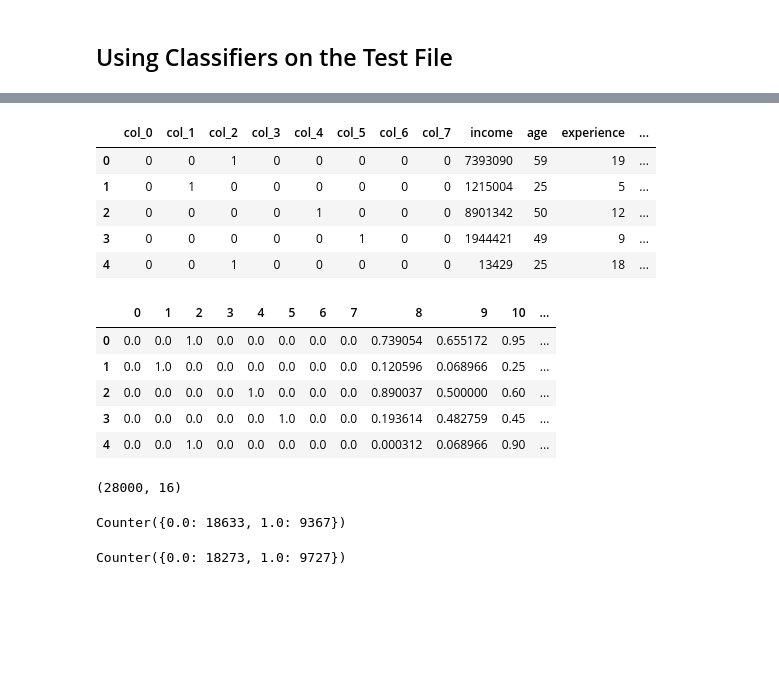
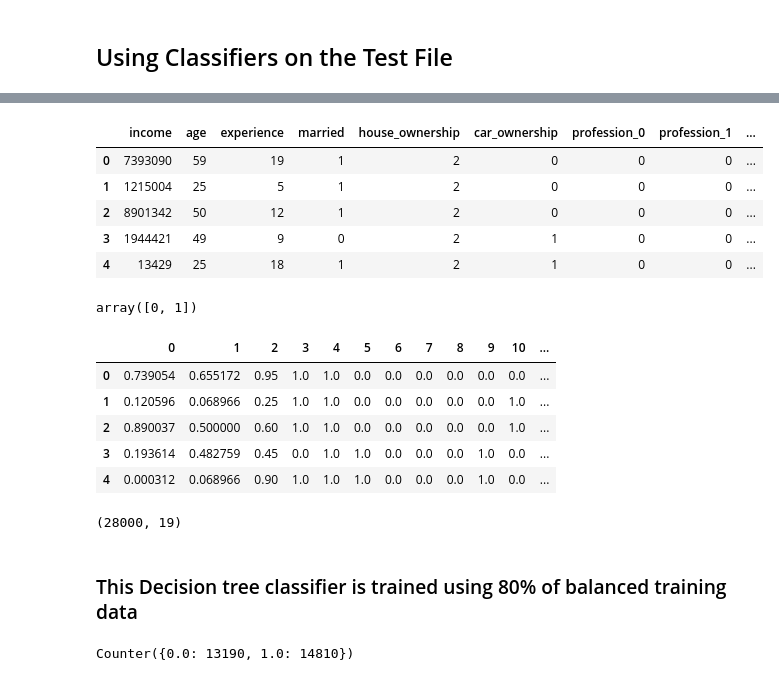
Before and after one commit to sudo0809/Credit-Risk-Prediction, a Jupyter notebook: Credit_risk_pred_UnivAI3.ipynb, the cells around one changed output, grey strips where cells are left out. Cells and saved outputs as stored; diff of their text form; code cells hidden in the pictures; blank space fills up the shorter version.

```diff
--- a/Credit_risk_pred_UnivAI3.ipynb
+++ b/Credit_risk_pred_UnivAI3.ipynb
@@ -217,6 +222,9 @@ array([0, 2, 1])
 # %%
-hash_enc = ce.hashing.HashingEncoder(cols='profession' , max_process=4)
-# hash_enc.fit(balanced_data['profession'])
+# hash_enc = ce.hashing.HashingEncoder(cols='profession' , max_process=4)
+# # hash_enc.fit(balanced_data['profession'])
 
-data1 = hash_enc.fit_transform(balanced_data)
-print(hash_enc.get_feature_names())
+# data1 = hash_enc.fit_transform(balanced_data)
+# print(hash_enc.get_feature_names())
+
+binary_enc = ce.BinaryEncoder(cols=['profession', 'state'])
+data1 = binary_enc.fit_transform(balanced_data)
@@ -687,5 +720,5 @@ test_df.head()
 | 3 | 4 | 1944421 | 49 | 9 | married | rented | yes | Analyst | Latur | ... |
 | 4 | 5 | 13429 | 25 | 18 | single | rented | yes | Comedian | Berhampore | ... |
 # %%
-useful_test = test_df.drop(['id', 'city', 'state'], axis=1)
+test_data = test_df.drop(['id', 'city',], axis=1)
 # %%
@@ -700,13 +733,14 @@ useful_test.head()
 # %%
-useful_test['married'] = married_le.transform(useful_test['married'])
-useful_test['house_ownership'] = house_le.transform(useful_test['house_ownership'])
-useful_test['car_ownership'] = car_le.transform(useful_test['car_ownership'])
-useful_test = hash_enc.fit_transform(useful_test)
-useful_test.head()
+test_data['married'] = married_le.transform(test_data['married'])
+test_data['house_ownership'] = house_le.transform(test_data['house_ownership'])
+test_data['car_ownership'] = car_le.transform(test_data['car_ownership'])
+# test_data = hash_enc.fit_transform(test_data)
+test_data = binary_enc.fit_transform(test_data)
+test_data.head()
 # %% [output]
-|  | col_0 | col_1 | col_2 | col_3 | col_4 | col_5 | col_6 | col_7 | income | age | experience | ... |
-| 0 | 0 | 0 | 1 | 0 | 0 | 0 | 0 | 0 | 7393090 | 59 | 19 | ... |
-| 1 | 0 | 1 | 0 | 0 | 0 | 0 | 0 | 0 | 1215004 | 25 | 5 | ... |
-| 2 | 0 | 0 | 0 | 0 | 1 | 0 | 0 | 0 | 8901342 | 50 | 12 | ... |
-| 3 | 0 | 0 | 0 | 0 | 0 | 1 | 0 | 0 | 1944421 | 49 | 9 | ... |
-| 4 | 0 | 0 | 1 | 0 | 0 | 0 | 0 | 0 | 13429 | 25 | 18 | ... |
+|  | income | age | experience | married | house_ownership | car_ownership | profession_0 | profession_1 | ... |
+| 0 | 7393090 | 59 | 19 | 1 | 2 | 0 | 0 | 0 | ... |
+| 1 | 1215004 | 25 | 5 | 1 | 2 | 0 | 0 | 0 | ... |
+| 2 | 8901342 | 50 | 12 | 1 | 2 | 0 | 0 | 0 | ... |
+| 3 | 1944421 | 49 | 9 | 0 | 2 | 1 | 0 | 0 | ... |
+| 4 | 13429 | 25 | 18 | 1 | 2 | 1 | 0 | 0 | ... |
@@ -713 +749,5 @@ useful_test.head()
+# %%
+np.unique(test_data['state_4'].values)
+# %% [output]
+array([0, 1])
 # %%
@@ -715,11 +755,11 @@ test_ass = pd.DataFrame(scaler.fit_transform(useful_test))
 # %%
-display(test_ass.head())
-test_ass.shape
+display(test_X.head())
+test_X.shape
 # %% [output]
 |  | 0 | 1 | 2 | 3 | 4 | 5 | 6 | 7 | 8 | 9 | 10 | ... |
-| 0 | 0.0 | 0.0 | 1.0 | 0.0 | 0.0 | 0.0 | 0.0 | 0.0 | 0.739054 | 0.655172 | 0.95 | ... |
-| 1 | 0.0 | 1.0 | 0.0 | 0.0 | 0.0 | 0.0 | 0.0 | 0.0 | 0.120596 | 0.068966 | 0.25 | ... |
-| 2 | 0.0 | 0.0 | 0.0 | 0.0 | 1.0 | 0.0 | 0.0 | 0.0 | 0.890037 | 0.500000 | 0.60 | ... |
-| 3 | 0.0 | 0.0 | 0.0 | 0.0 | 0.0 | 1.0 | 0.0 | 0.0 | 0.193614 | 0.482759 | 0.45 | ... |
-| 4 | 0.0 | 0.0 | 1.0 | 0.0 | 0.0 | 0.0 | 0.0 | 0.0 | 0.000312 | 0.068966 | 0.90 | ... |
+| 0 | 0.739054 | 0.655172 | 0.95 | 1.0 | 1.0 | 0.0 | 0.0 | 0.0 | 0.0 | 0.0 | 0.0 | ... |
+| 1 | 0.120596 | 0.068966 | 0.25 | 1.0 | 1.0 | 0.0 | 0.0 | 0.0 | 0.0 | 0.0 | 1.0 | ... |
+| 2 | 0.890037 | 0.500000 | 0.60 | 1.0 | 1.0 | 0.0 | 0.0 | 0.0 | 0.0 | 0.0 | 1.0 | ... |
+| 3 | 0.193614 | 0.482759 | 0.45 | 0.0 | 1.0 | 1.0 | 0.0 | 0.0 | 0.0 | 1.0 | 0.0 | ... |
+| 4 | 0.000312 | 0.068966 | 0.90 | 1.0 | 1.0 | 1.0 | 0.0 | 0.0 | 0.0 | 1.0 | 0.0 | ... |
-(28000, 16)
+(28000, 19)
@@ -728,0 +766,2 @@ pred_orig_y = dtree.predict(test_ass)
+# %% [markdown]
+### This Decision tree classifier is trained using 80% of balanced training data
@@ -729,10 +770,4 @@ pred_orig_y = dtree.predict(test_ass)
 # %%
-collections.Counter(pred_orig_y)
+collections.Counter(pred_test_y_dtree)
 # %% [output]
-Counter({0.0: 18633, 1.0: 9367})
+Counter({0.0: 13190, 1.0: 14810})
-# %%
-#This dicision tree classifier is trained on full balanced training data
-pred_y = dtc.predict(test_ass)
-collections.Counter(pred_y)
-# %% [output]
-Counter({0.0: 18273, 1.0: 9727})
```
Also changed, not shown: parts of 75 cells of this notebook.
